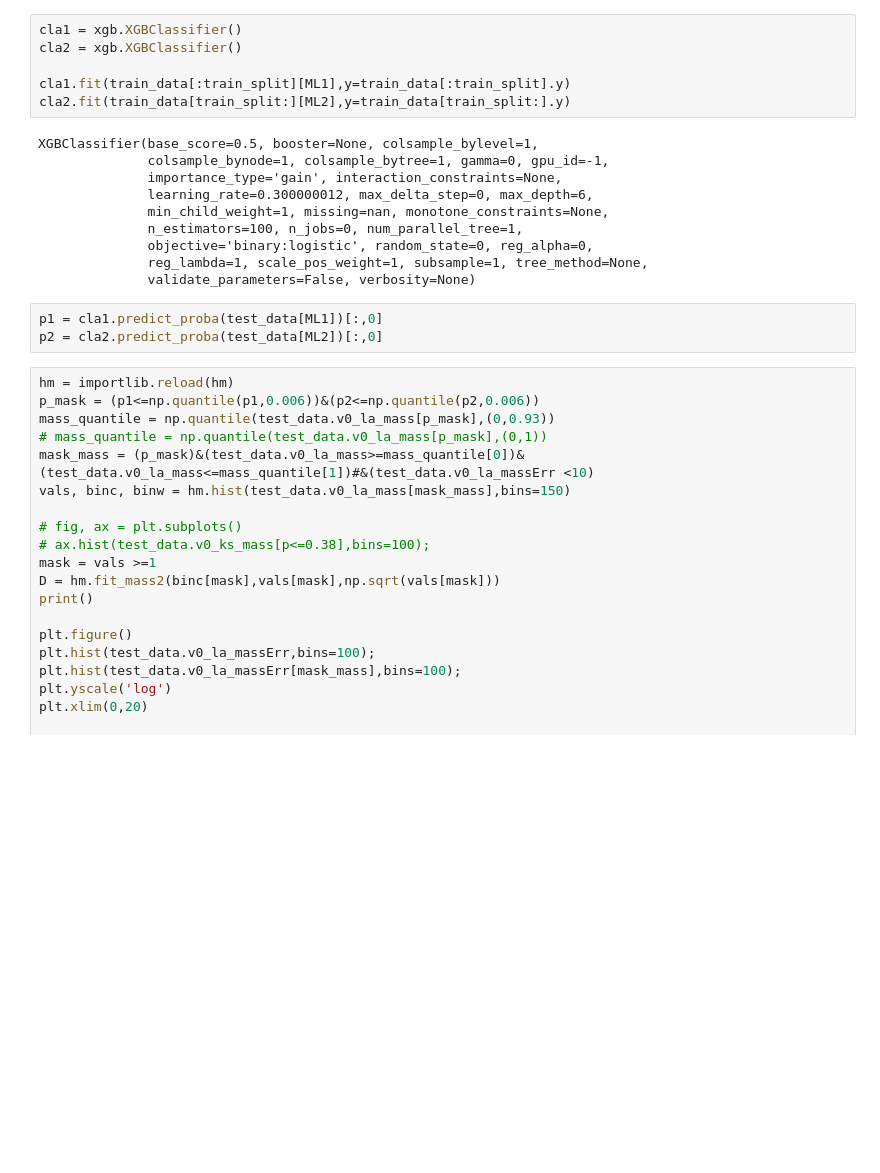
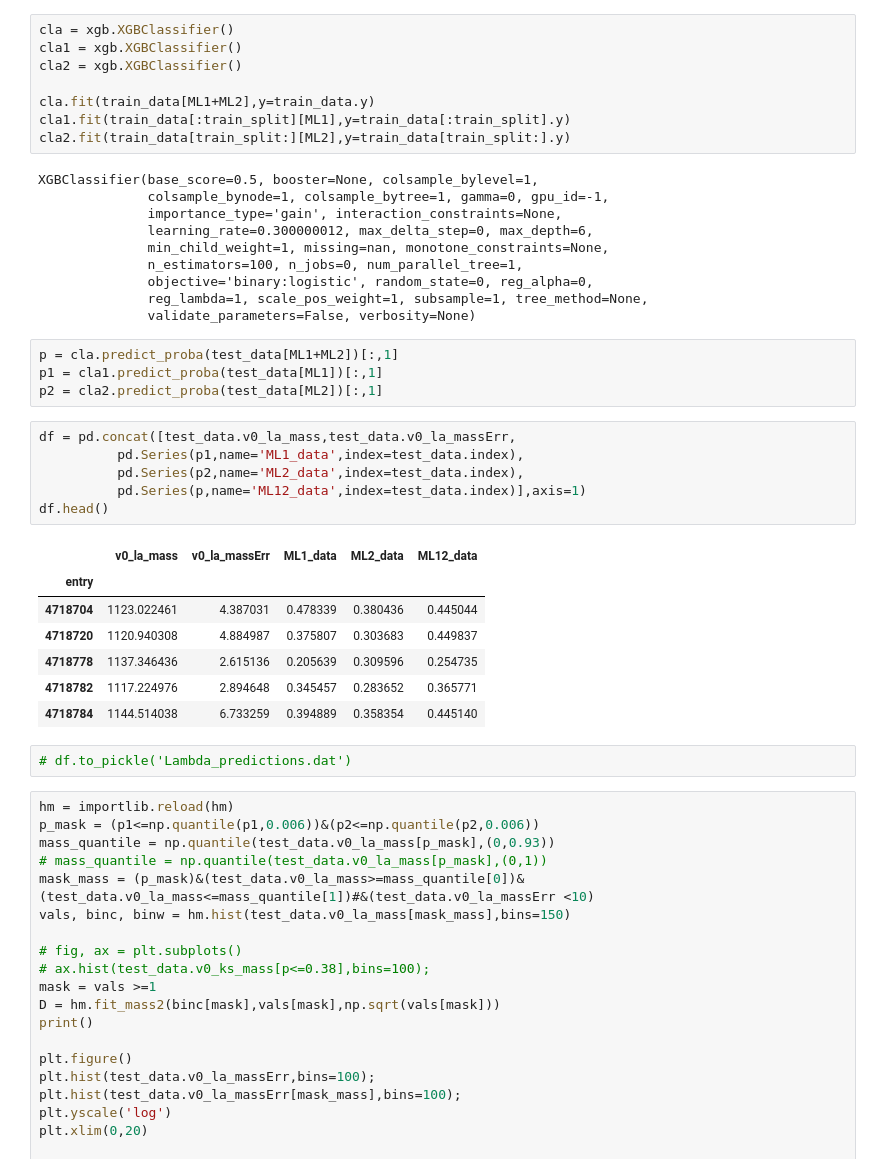
Before and after one commit to Vinther901/PUK, a Jupyter notebook: Lambda_results.ipynb, the cells around one changed output. Saved outputs shown, nothing was run; the diff lists cells and outputs as text; blank space fills up the shorter version.

```diff
--- a/Lambda_results.ipynb
+++ b/Lambda_results.ipynb
@@ -46,7 +46,9 @@ print(train_data[:train_split].y.sum(),train_data[train_split:].y.sum())
 # %%
+cla = xgb.XGBClassifier()
 cla1 = xgb.XGBClassifier()
 cla2 = xgb.XGBClassifier()
 
+cla.fit(train_data[ML1+ML2],y=train_data.y)
 cla1.fit(train_data[:train_split][ML1],y=train_data[:train_split].y)
 cla2.fit(train_data[train_split:][ML2],y=train_data[train_split:].y)
 # %% [output]
@@ -60,8 +62,25 @@ XGBClassifier(base_score=0.5, booster=None, colsample_bylevel=1,
               reg_lambda=1, scale_pos_weight=1, subsample=1, tree_method=None,
               validate_parameters=False, verbosity=None)
 # %%
-p1 = cla1.predict_proba(test_data[ML1])[:,0]
-p2 = cla2.predict_proba(test_data[ML2])[:,0]
+p = cla.predict_proba(test_data[ML1+ML2])[:,1]
+p1 = cla1.predict_proba(test_data[ML1])[:,1]
+p2 = cla2.predict_proba(test_data[ML2])[:,1]
+# %%
+df = pd.concat([test_data.v0_la_mass,test_data.v0_la_massErr,
+          pd.Series(p1,name='ML1_data',index=test_data.index),
+          pd.Series(p2,name='ML2_data',index=test_data.index),
+          pd.Series(p,name='ML12_data',index=test_data.index)],axis=1)
+df.head()
+# %% [output]
+|  | v0_la_mass | v0_la_massErr | ML1_data | ML2_data | ML12_data |
+| entry |  |  |  |  |  |
+| 4718704 | 1123.022461 | 4.387031 | 0.478339 | 0.380436 | 0.445044 |
+| 4718720 | 1120.940308 | 4.884987 | 0.375807 | 0.303683 | 0.449837 |
+| 4718778 | 1137.346436 | 2.615136 | 0.205639 | 0.309596 | 0.254735 |
+| 4718782 | 1117.224976 | 2.894648 | 0.345457 | 0.283652 | 0.365771 |
+| 4718784 | 1144.514038 | 6.733259 | 0.394889 | 0.358354 | 0.445140 |
+# %%
+# df.to_pickle('Lambda_predictions.dat')
 # %%
 hm = importlib.reload(hm)
 p_mask = (p1<=np.quantile(p1,0.006))&(p2<=np.quantile(p2,0.006))
```
Also changed, not shown: parts of 1 cell of this notebook, 2 other files.
